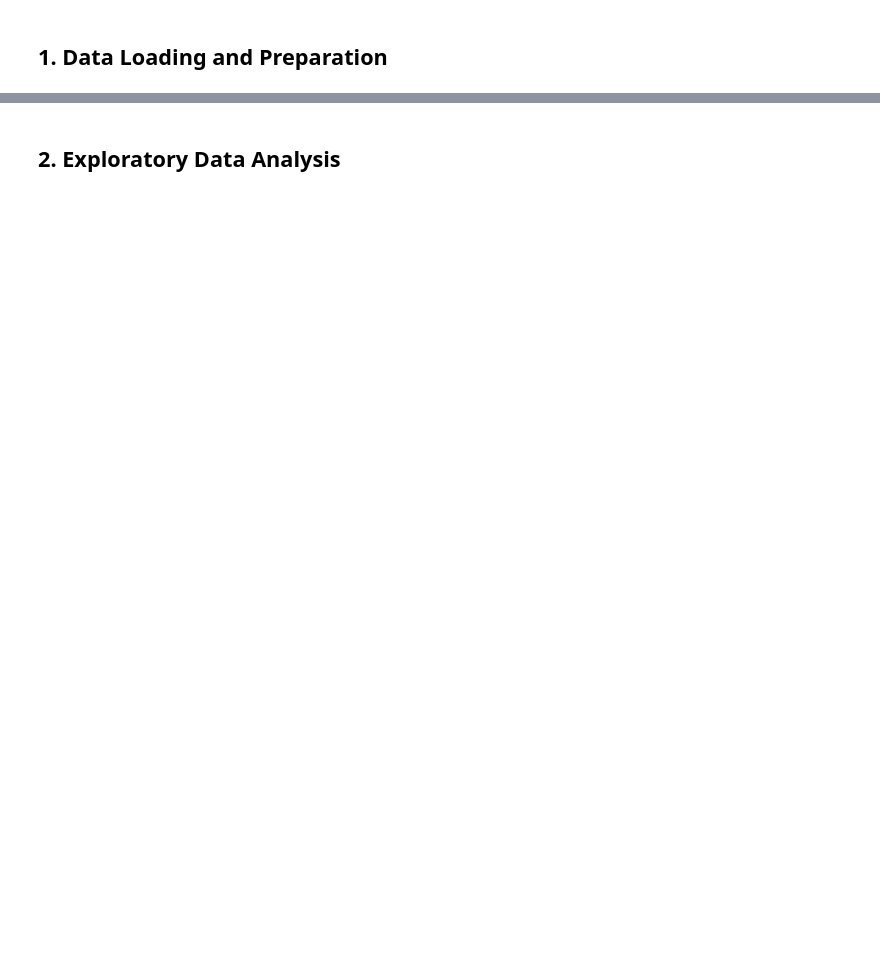
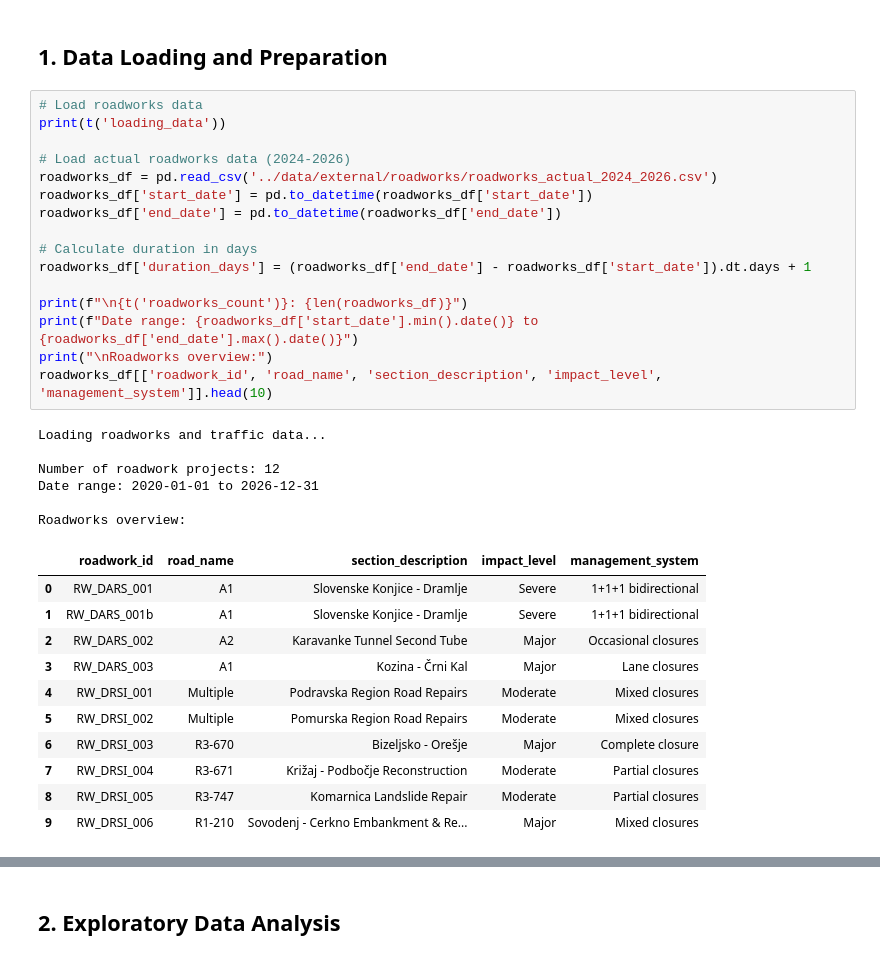
Before and after one commit to nikogamulin/slovenia-traffic-analysis, a Jupyter notebook: notebooks/05_hypothesis_roadworks.ipynb, the cells around one changed output, grey strips where cells are left out. Cells and saved outputs as stored; diff of their text form; blank space fills up the shorter version.

```diff
--- a/notebooks/05_hypothesis_roadworks.ipynb
+++ b/notebooks/05_hypothesis_roadworks.ipynb
@@ -141,2 +147,36 @@ print(f"Value of Time: {VALUE_OF_TIME} €/hour (passenger), {VALUE_OF_TIME_FREI
 # %% [markdown]
 ## 1. Data Loading and Preparation
+# %%
+# Load roadworks data
+print(t('loading_data'))
+
+# Load actual roadworks data (2024-2026)
+roadworks_df = pd.read_csv('../data/external/roadworks/roadworks_actual_2024_2026.csv')
+roadworks_df['start_date'] = pd.to_datetime(roadworks_df['start_date'])
+roadworks_df['end_date'] = pd.to_datetime(roadworks_df['end_date'])
+
+# Calculate duration in days
+roadworks_df['duration_days'] = (roadworks_df['end_date'] - roadworks_df['start_date']).dt.days + 1
+
+print(f"\n{t('roadworks_count')}: {len(roadworks_df)}")
+print(f"Date range: {roadworks_df['start_date'].min().date()} to {roadworks_df['end_date'].max().date()}")
+print("\nRoadworks overview:")
+roadworks_df[['roadwork_id', 'road_name', 'section_description', 'impact_level', 'management_system']].head(10)
+# %% [output]
+Loading roadworks and traffic data...
+
+Number of roadwork projects: 12
+Date range: 2020-01-01 to 2026-12-31
+
+Roadworks overview:
+|  | roadwork_id | road_name | section_description | impact_level | management_system |
+| 0 | RW_DARS_001 | A1 | Slovenske Konjice - Dramlje | Severe | 1+1+1 bidirectional |
+| 1 | RW_DARS_001b | A1 | Slovenske Konjice - Dramlje | Severe | 1+1+1 bidirectional |
+| 2 | RW_DARS_002 | A2 | Karavanke Tunnel Second Tube | Major | Occasional closures |
+| 3 | RW_DARS_003 | A1 | Kozina - Črni Kal | Major | Lane closures |
+| 4 | RW_DRSI_001 | Multiple | Podravska Region Road Repairs | Moderate | Mixed closures |
+| 5 | RW_DRSI_002 | Multiple | Pomurska Region Road Repairs | Moderate | Mixed closures |
+| 6 | RW_DRSI_003 | R3-670 | Bizeljsko - Orešje | Major | Complete closure |
+| 7 | RW_DRSI_004 | R3-671 | Križaj - Podbočje Reconstruction | Moderate | Partial closures |
+| 8 | RW_DRSI_005 | R3-747 | Komarnica Landslide Repair | Moderate | Partial closures |
+| 9 | RW_DRSI_006 | R1-210 | Sovodenj - Cerkno Embankment & Re... | Major | Mixed closures |
```
Also changed, not shown: parts of 16 cells of this notebook, 3 other files.
